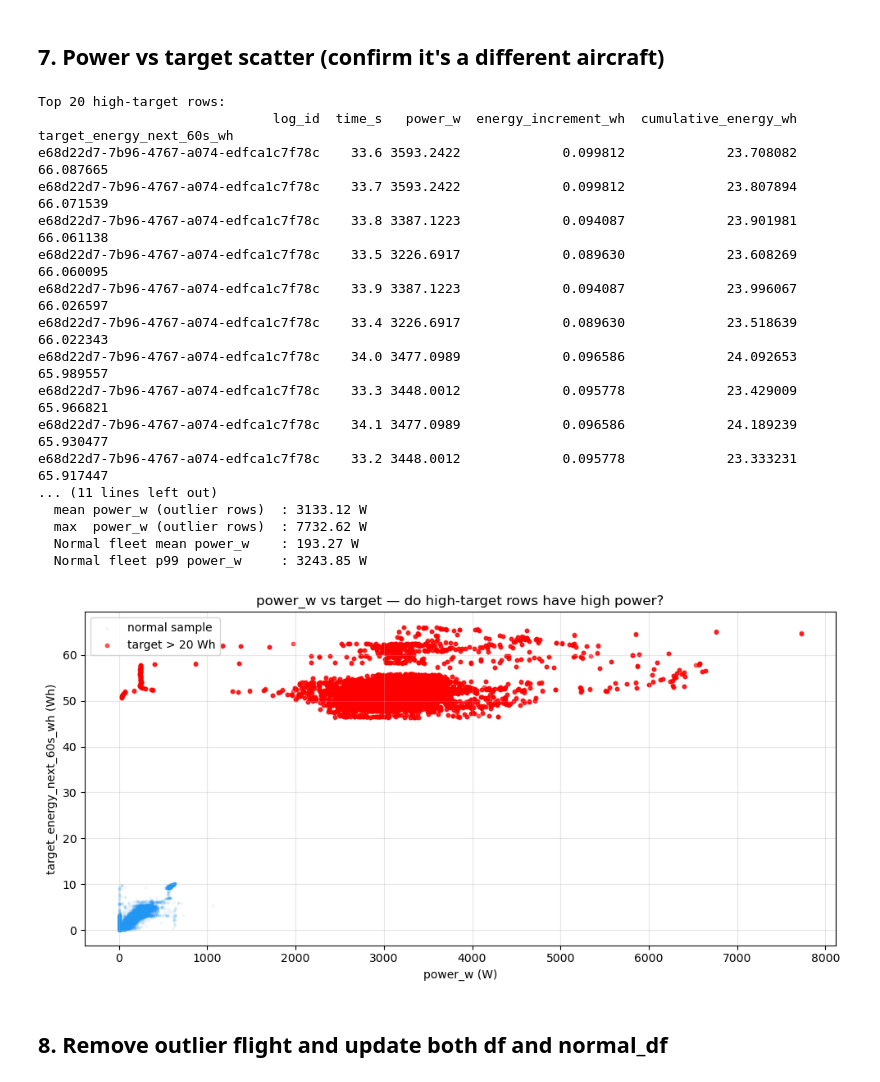
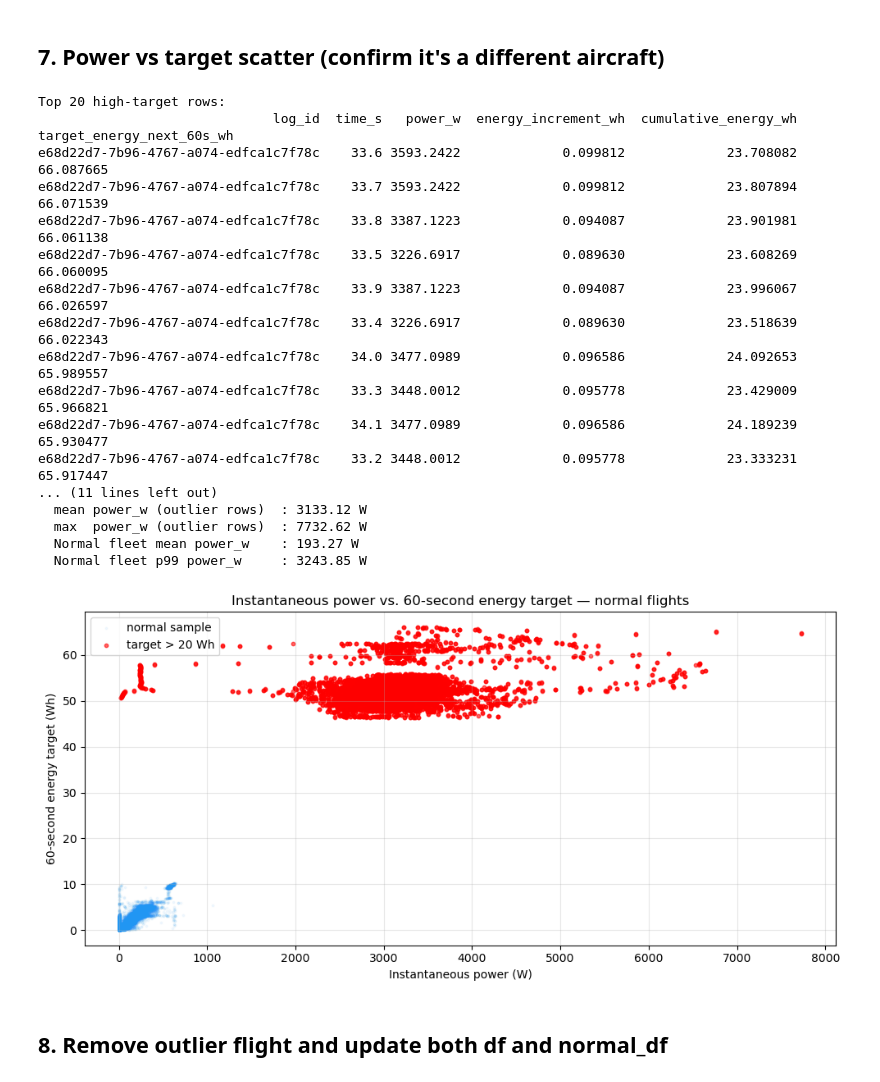
Before and after one commit to arjjunck/uav-thesis, a Jupyter notebook: uav_px4_dataset_project/notebook final/01_eda_cleaning_feature_selection.ipynb, the cells around one changed output. Saved outputs shown, nothing was run; the diff lists cells and outputs as text; code cells hidden in the pictures.

```diff
--- a/uav_px4_dataset_project/notebook final/01_eda_cleaning_feature_selection.ipynb
+++ b/uav_px4_dataset_project/notebook final/01_eda_cleaning_feature_selection.ipynb
@@ -248,37 +401,37 @@ print(f"  Normal fleet p99 power_w     : {normal_df['power_w'].quantile(0.99):.2
 
 fig, ax = plt.subplots(figsize=(10, 5))
 sample = normal_df.sample(min(50000, len(normal_df)), random_state=42)
 ax.scatter(sample["power_w"], sample[target_col],
            alpha=0.05, s=3, color="#2196F3", label="normal sample")
 ax.scatter(high_rows["power_w"], high_rows[target_col],
            alpha=0.6, s=10, color="red", label=f"target > {THRESHOLD} Wh")
-ax.set_xlabel("power_w (W)")
-ax.set_ylabel("target_energy_next_60s_wh (Wh)")
-ax.set_title("power_w vs target — do high-target rows have high power?")
+ax.set_xlabel("Instantaneous power (W)")
+ax.set_ylabel("60-second energy target (Wh)")
+ax.set_title("Instantaneous power vs. 60-second energy target — normal flights")
 ax.legend()
 ax.grid(alpha=0.3)
 plt.tight_layout()
 plt.savefig(EDA_DIR / "outlier_power_vs_target.png", dpi=150)
 plt.show()
 # %% [output]
 Top 20 high-target rows:
                               log_id  time_s   power_w  energy_increment_wh  cumulative_energy_wh  target_energy_next_60s_wh
 e68d22d7-7b96-4767-a074-edfca1c7f78c    33.6 3593.2422             0.099812             23.708082                  66.087665
 e68d22d7-7b96-4767-a074-edfca1c7f78c    33.7 3593.2422             0.099812             23.807894                  66.071539
 e68d22d7-7b96-4767-a074-edfca1c7f78c    33.8 3387.1223             0.094087             23.901981                  66.061138
 e68d22d7-7b96-4767-a074-edfca1c7f78c    33.5 3226.6917             0.089630             23.608269                  66.060095
 e68d22d7-7b96-4767-a074-edfca1c7f78c    33.9 3387.1223             0.094087             23.996067                  66.026597
 e68d22d7-7b96-4767-a074-edfca1c7f78c    33.4 3226.6917             0.089630             23.518639                  66.022343
 e68d22d7-7b96-4767-a074-edfca1c7f78c    34.0 3477.0989             0.096586             24.092653                  65.989557
 e68d22d7-7b96-4767-a074-edfca1c7f78c    33.3 3448.0012             0.095778             23.429009                  65.966821
 e68d22d7-7b96-4767-a074-edfca1c7f78c    34.1 3477.0989             0.096586             24.189239                  65.930477
 e68d22d7-7b96-4767-a074-edfca1c7f78c    33.2 3448.0012             0.095778             23.333231                  65.917447
 ... (11 lines left out)
   mean power_w (outlier rows)  : 3133.12 W
   max  power_w (outlier rows)  : 7732.62 W
   Normal fleet mean power_w    : 193.27 W
   Normal fleet p99 power_w     : 3243.85 W
-[figure, old version]
+[figure, new version]
 # %% [markdown]
 ## 8. Remove outlier flight and update both df and normal_df
 # %%
```
Also changed, not shown: parts of 6 cells of this notebook, 20 other files.
